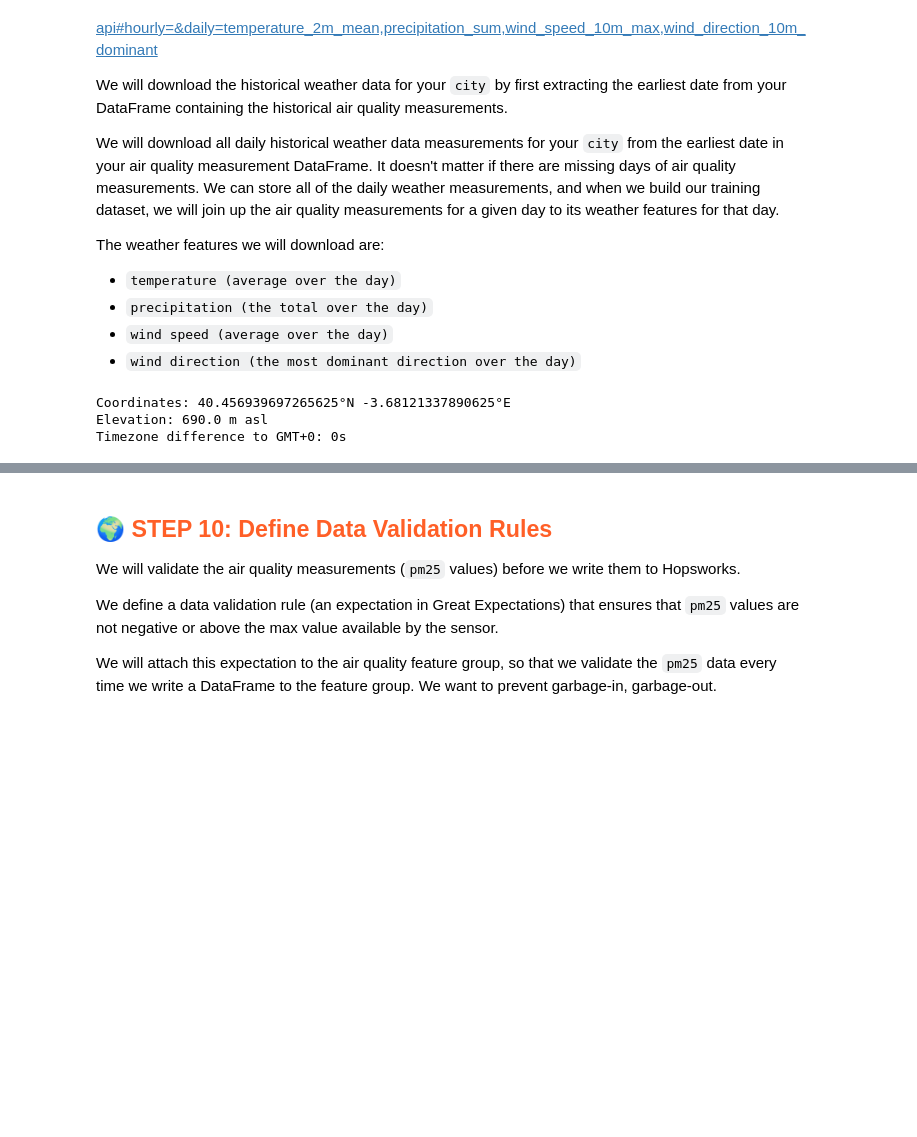
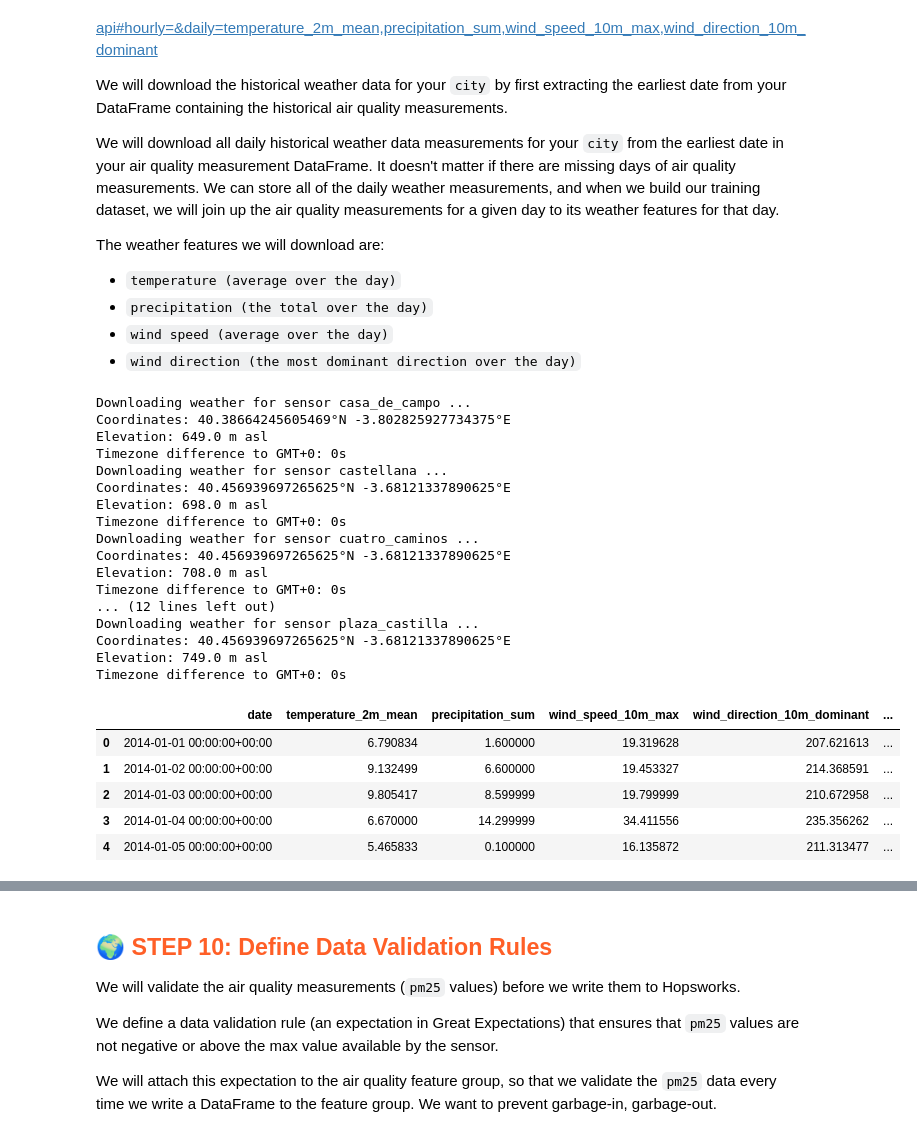
Before and after one commit to david-bazalduaa/Air-Quality-Prediction-Service-Madrid, a Jupyter notebook: notebooks/airquality/1_air_quality_feature_backfill.ipynb, the cells around one changed output, grey strips where cells are left out. Saved outputs shown, nothing was run; the diff lists cells and outputs as text; code cells hidden in the pictures; blank space fills up the shorter version.

```diff
--- a/notebooks/airquality/1_air_quality_feature_backfill.ipynb
+++ b/notebooks/airquality/1_air_quality_feature_backfill.ipynb
@@ -410,13 +324,68 @@ The weather features we will download are:
  * `wind speed (average over the day)`
  * `wind direction (the most dominant direction over the day)`
 # %%
-earliest_aq_date = pd.Series.min(df_aq['date'])
-earliest_aq_date = earliest_aq_date.strftime('%Y-%m-%d')
-earliest_aq_date
+from mlfs.airquality.util_2 import get_historical_weather_2
+from datetime import date
+import time
 
-weather_df = util.get_historical_weather(city, earliest_aq_date, str(today), latitude, longitude)
+today = date.today()
+today_str = today.strftime("%Y-%m-%d")
+
+weather_dfs = []
+
+for sensor in SENSORS_MADRID:
+    sid = sensor["sensor_id"]
+    print(f"Downloading weather for sensor {sid} ...")
+
+    # data of that sensor
+    df_sensor = df_all[df_all["sensor_id"] == sid]
+
+    # initial date for that sensor
+    start_date = df_sensor["date"].min().strftime("%Y-%m-%d")
+
+    w_df = get_historical_weather_2(
+        city=sensor["city"],
+        start_date=start_date,
+        end_date=today_str,
+        latitude=sensor["latitude"],
+        longitude=sensor["longitude"],
+    )
+    time.sleep(4)
+
+    # add sensor metadata
+    w_df["sensor_id"] = sid
+    w_df["country"] = sensor["country"]
+    w_df["street"] = sensor["street"]
+
+    weather_dfs.append(w_df)
+
+# Concatenate all weather dataframes
+weather_all = pd.concat(weather_dfs, ignore_index=True)
+weather_all = weather_all.sort_values(["sensor_id", "date"]).reset_index(drop=True)
+
+weather_all.head()
 # %% [output]
+Downloading weather for sensor casa_de_campo ...
+Coordinates: 40.38664245605469°N -3.802825927734375°E
+Elevation: 649.0 m asl
+Timezone difference to GMT+0: 0s
+Downloading weather for sensor castellana ...
 Coordinates: 40.456939697265625°N -3.68121337890625°E
-Elevation: 690.0 m asl
+Elevation: 698.0 m asl
 Timezone difference to GMT+0: 0s
+Downloading weather for sensor cuatro_caminos ...
+Coordinates: 40.456939697265625°N -3.68121337890625°E
+Elevation: 708.0 m asl
+Timezone difference to GMT+0: 0s
+... (12 lines left out)
+Downloading weather for sensor plaza_castilla ...
+Coordinates: 40.456939697265625°N -3.68121337890625°E
+Elevation: 749.0 m asl
+Timezone difference to GMT+0: 0s
+|  | date | temperature_2m_mean | precipitation_sum | wind_speed_10m_max | wind_direction_10m_dominant | ... |
+| 0 | 2014-01-01 00:00:00+00:00 | 6.790834 | 1.600000 | 19.319628 | 207.621613 | ... |
+| 1 | 2014-01-02 00:00:00+00:00 | 9.132499 | 6.600000 | 19.453327 | 214.368591 | ... |
+| 2 | 2014-01-03 00:00:00+00:00 | 9.805417 | 8.599999 | 19.799999 | 210.672958 | ... |
+| 3 | 2014-01-04 00:00:00+00:00 | 6.670000 | 14.299999 | 34.411556 | 235.356262 | ... |
+| 4 | 2014-01-05 00:00:00+00:00 | 5.465833 | 0.100000 | 16.135872 | 211.313477 | ... |
 # %%
```
Also changed, not shown: parts of 19 cells of this notebook, 2 other files.
